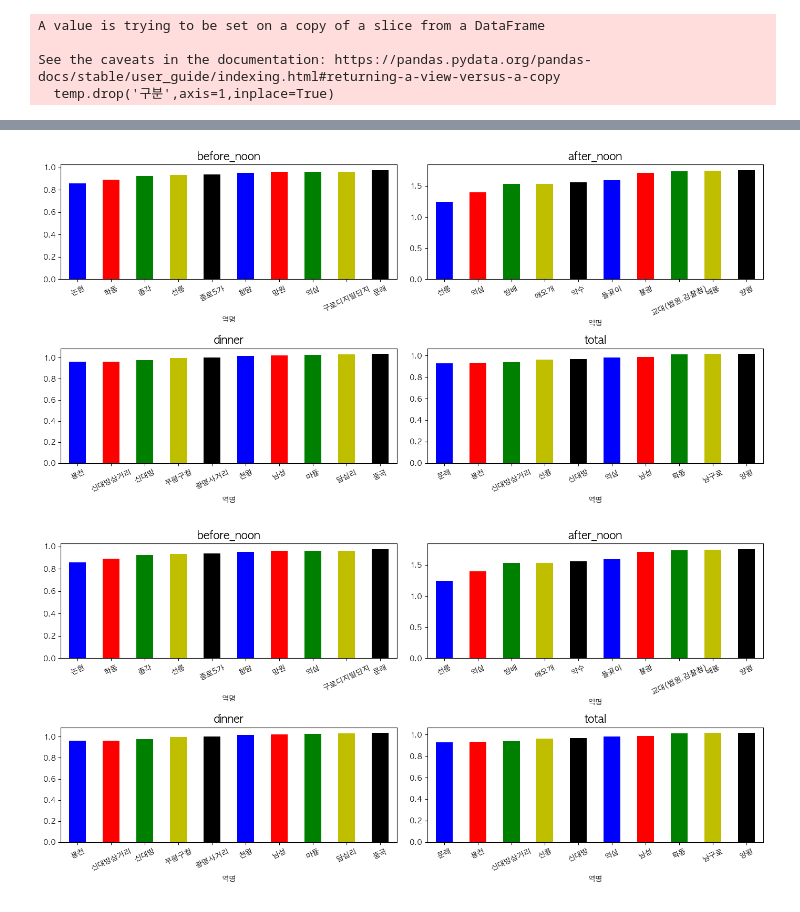
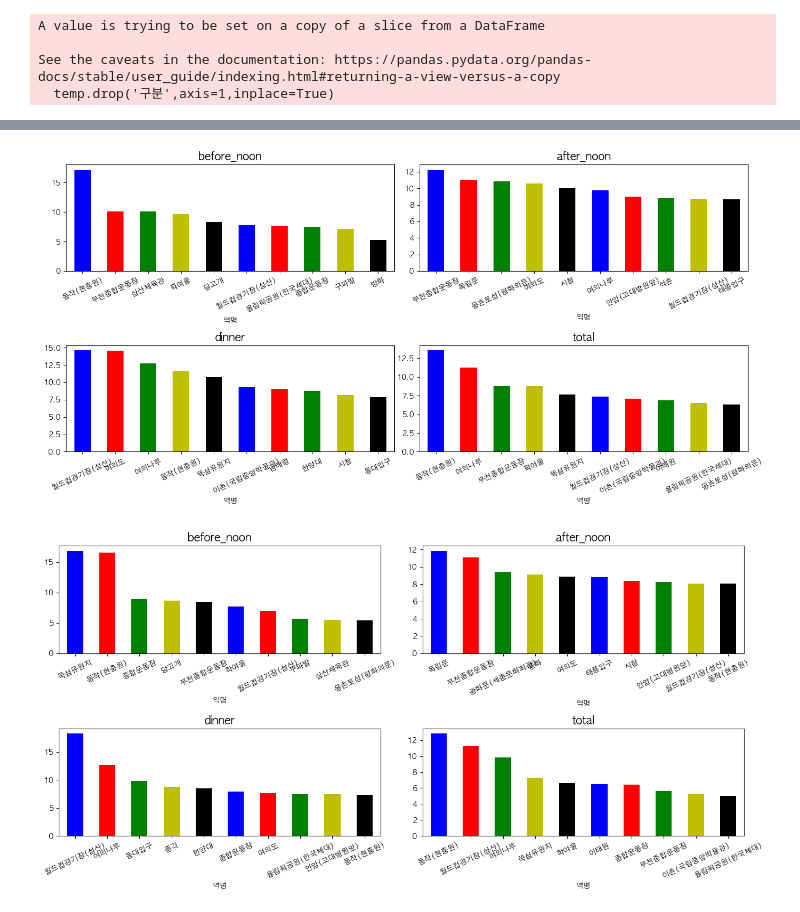
Before and after one commit to potion-jack/itaewon_project, a Jupyter notebook: preprocessing_metro/metro_diff.ipynb, the cells around one changed output, grey strips where cells are left out. Saved outputs shown, nothing was run; the diff lists cells and outputs as text; code cells hidden in the pictures.

```diff
--- a/preprocessing_metro/metro_diff.ipynb
+++ b/preprocessing_metro/metro_diff.ipynb
@@ -5,8 +5,10 @@ import matplotlib.pyplot as plt
 plt.rc('font',family='AppleGothic')
 # %%
 df=pd.read_csv('../raw_data/seoul_metro_raw/merged_raw_metro.csv',index_col=0)
+# %%
+df.set_index('날짜',inplace=True)
 # %%
-df.index = pd.to_datetime(df.index)
+df.index = pd.to_datetime(df.index,format='%Y-%m-%d')
 # %%
 df_raw = df.copy()
 # %%
@@ -45,25 +62,25 @@ a.sort_values('total',ascending=False)
 plt.figure(figsize=(14,7))
 
 plt.subplot(2,2,1)
-a['before_noon'].sort_values().head(10).plot(kind='bar',color=my_colors)
+a['before_noon'].sort_values(ascending=False).head(10).plot(kind='bar',color=my_colors)
 plt.xticks(rotation=25)
 plt.title('before_noon',fontsize=15)
 plt.subplot(2,2,2)
-a['after_noon'].sort_values().head(10).plot(kind='bar',color=my_colors)
+a['after_noon'].sort_values(ascending=False).head(10).plot(kind='bar',color=my_colors)
 plt.xticks(rotation=25)
 plt.title('after_noon',fontsize=15)
 plt.subplot(2,2,3)
-a['dinner'].sort_values().head(10).plot(kind='bar',color=my_colors)
+a['dinner'].sort_values(ascending=False).head(10).plot(kind='bar',color=my_colors)
 plt.xticks(rotation=25)
 plt.title('dinner',fontsize=15)
 plt.subplot(2,2,4)
-a['total'].sort_values().head(10).plot(kind='bar',color=my_colors)
+a['total'].sort_values(ascending=False).head(10).plot(kind='bar',color=my_colors)
 plt.title('total',fontsize=15)
 plt.xticks(rotation=25)
 plt.tight_layout()
 plt.show()
 # %% [output]
-[figure, old version]
+[figure, new version]
 # %%
 temp_2017=temp[temp.index.year == 2018]
 
@@ -75,39 +92,39 @@ temp.loc[:,before_noon].sum(axis=1)
 
 merged_temp = temp.copy()
 merged_temp=pd.DataFrame(merged_temp.iloc[:,0])
 
 merged_temp['before_noon'] = temp.loc[:,before_noon].sum(axis=1)
 merged_temp['after_noon'] = temp.loc[:,after_noon].sum(axis=1)
 merged_temp['dinner'] = temp.loc[:,dinner].sum(axis=1)
 merged_temp['total'] = merged_temp.iloc[:,1:].sum(axis=1)
 
-tmp=merged_temp[merged_temp.index.year == 2017]
+tmp=merged_temp[merged_temp.index.year == 2018]
 
 a=(tmp.groupby('역명').max()-tmp.groupby('역명').mean()) / tmp.groupby('역명').std()
 a.sort_values('total',ascending=False)
 
 plt.figure(figsize=(14,7))
 
 plt.subplot(2,2,1)
-a['before_noon'].sort_values().head(10).plot(kind='bar',color=my_colors)
+a['before_noon'].sort_values(ascending=False).head(10).plot(kind='bar',color=my_colors)
 plt.xticks(rotation=25)
 plt.title('before_noon',fontsize=15)
 plt.subplot(2,2,2)
-a['after_noon'].sort_values().head(10).plot(kind='bar',color=my_colors)
+a['after_noon'].sort_values(ascending=False).head(10).plot(kind='bar',color=my_colors)
 plt.xticks(rotation=25)
 plt.title('after_noon',fontsize=15)
 plt.subplot(2,2,3)
-a['dinner'].sort_values().head(10).plot(kind='bar',color=my_colors)
+a['dinner'].sort_values(ascending=False).head(10).plot(kind='bar',color=my_colors)
 plt.xticks(rotation=25)
 plt.title('dinner',fontsize=15)
 plt.subplot(2,2,4)
-a['total'].sort_values().head(10).plot(kind='bar',color=my_colors)
+a['total'].sort_values(ascending=False).head(10).plot(kind='bar',color=my_colors)
 plt.title('total',fontsize=15)
 plt.xticks(rotation=25)
 plt.tight_layout()
 plt.show()
 # %% [output]
-[figure, old version]
+[figure, new version]
 # %%
 temp_2017=temp[temp.index.year == 2019]
 
```
Also changed, not shown: parts of 4 cells of this notebook, 1 other file.
